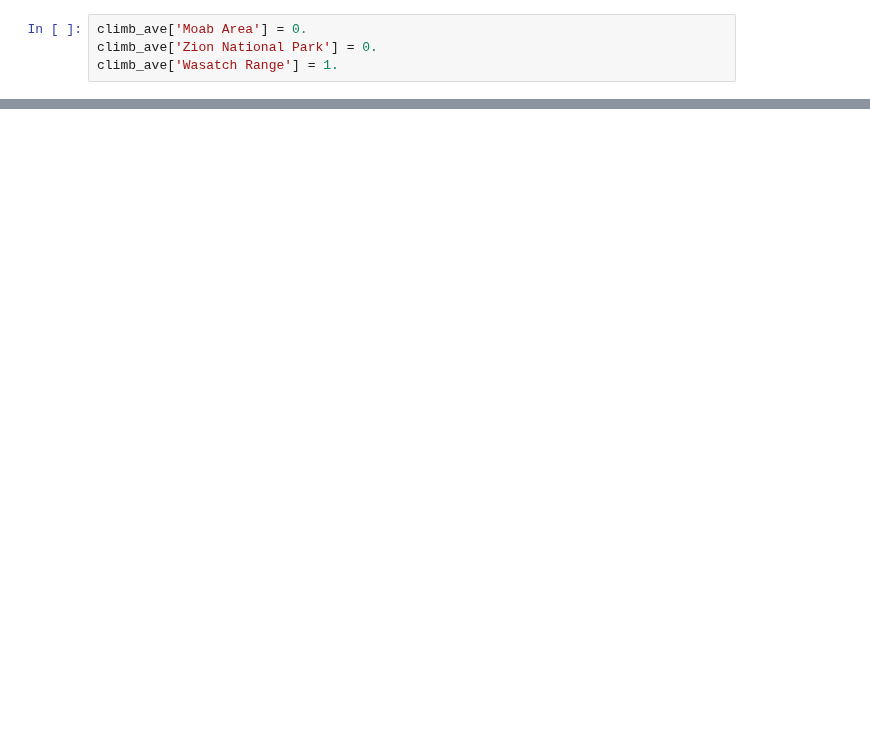
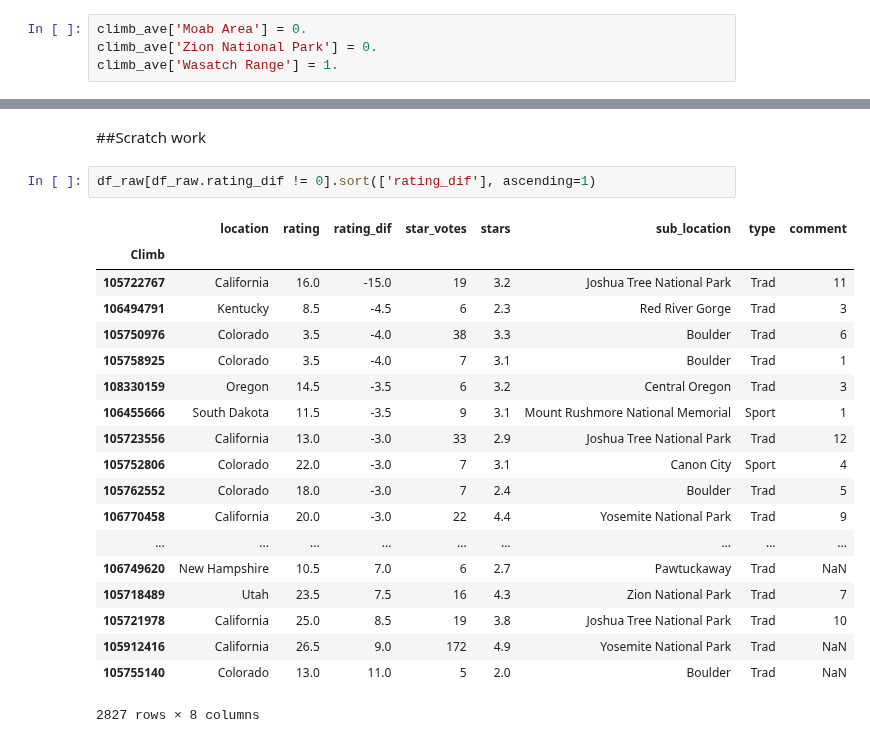
Before and after one commit to dmneal/Capstone, a Jupyter notebook: Predict From Observed Only.ipynb, the cells around one changed output, grey strips where cells are left out. Drawn from its saved outputs; the diff is of its cells as text; blank space fills up the shorter version.

```diff
--- a/Predict From Observed Only.ipynb
+++ b/Predict From Observed Only.ipynb
@@ -329,0 +339,24 @@ array([ 3.63])
+# %% [markdown]
+##Scratch work
+# %%
+df_raw[df_raw.rating_dif != 0].sort(['rating_dif'], ascending=1)
+# %% [output]
+|  | location | rating | rating_dif | star_votes | stars | sub_location | type | comment |
+| Climb |  |  |  |  |  |  |  |  |
+| 105722767 | California | 16.0 | -15.0 | 19 | 3.2 | Joshua Tree National Park | Trad | 11 |
+| 106494791 | Kentucky | 8.5 | -4.5 | 6 | 2.3 | Red River Gorge | Trad | 3 |
+| 105750976 | Colorado | 3.5 | -4.0 | 38 | 3.3 | Boulder | Trad | 6 |
+| 105758925 | Colorado | 3.5 | -4.0 | 7 | 3.1 | Boulder | Trad | 1 |
+| 108330159 | Oregon | 14.5 | -3.5 | 6 | 3.2 | Central Oregon | Trad | 3 |
+| 106455666 | South Dakota | 11.5 | -3.5 | 9 | 3.1 | Mount Rushmore National Memorial | Sport | 1 |
+| 105723556 | California | 13.0 | -3.0 | 33 | 2.9 | Joshua Tree National Park | Trad | 12 |
+| 105752806 | Colorado | 22.0 | -3.0 | 7 | 3.1 | Canon City | Sport | 4 |
+| 105762552 | Colorado | 18.0 | -3.0 | 7 | 2.4 | Boulder | Trad | 5 |
+| 106770458 | California | 20.0 | -3.0 | 22 | 4.4 | Yosemite National Park | Trad | 9 |
+| ... | ... | ... | ... | ... | ... | ... | ... | ... |
+| 106749620 | New Hampshire | 10.5 | 7.0 | 6 | 2.7 | Pawtuckaway | Trad | NaN |
+| 105718489 | Utah | 23.5 | 7.5 | 16 | 4.3 | Zion National Park | Trad | 7 |
+| 105721978 | California | 25.0 | 8.5 | 19 | 3.8 | Joshua Tree National Park | Trad | 10 |
+| 105912416 | California | 26.5 | 9.0 | 172 | 4.9 | Yosemite National Park | Trad | NaN |
+| 105755140 | Colorado | 13.0 | 11.0 | 5 | 2.0 | Boulder | Trad | NaN |
+2827 rows × 8 columns
```
Also changed, not shown: parts of 15 cells of this notebook, 3 other files.
